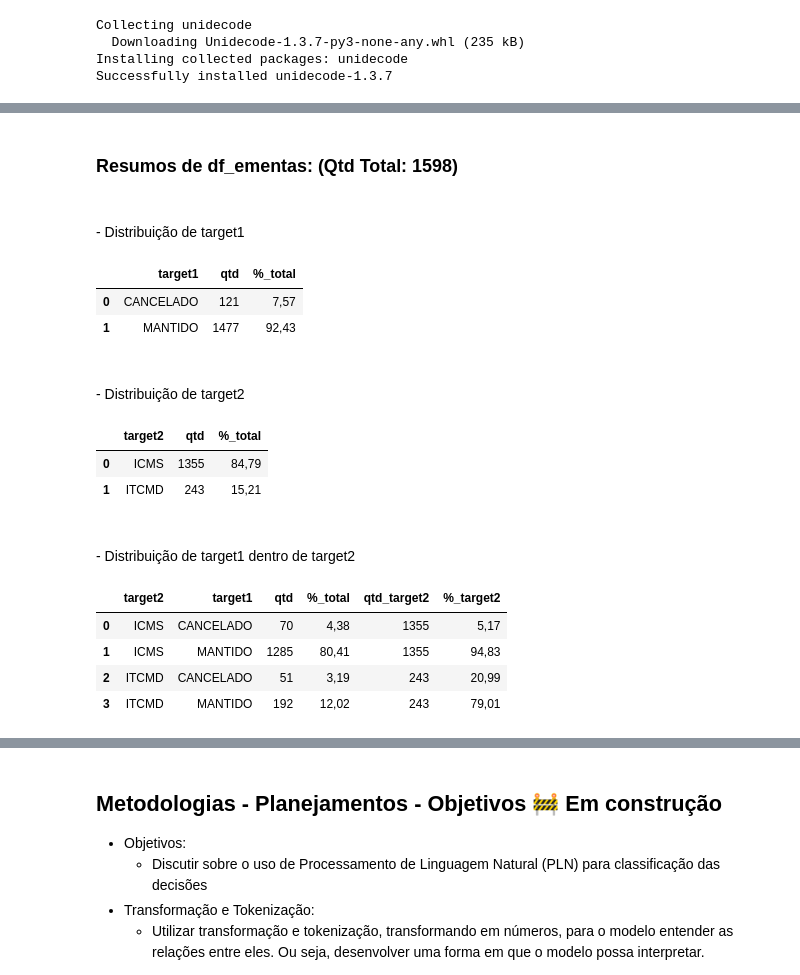
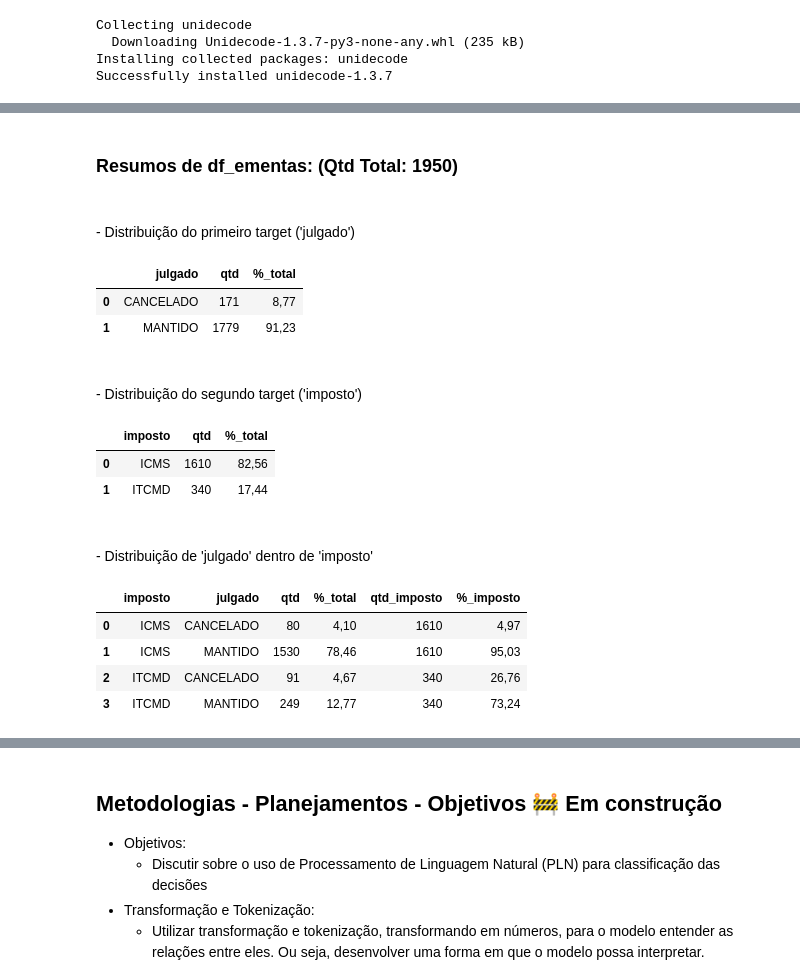
Before and after one commit to pmarote/tcc, a Jupyter notebook: tcc.ipynb, the cells around one changed output, grey strips where cells are left out. Cells and saved outputs as stored; diff of their text form; code cells hidden in the pictures.

```diff
--- a/tcc.ipynb
+++ b/tcc.ipynb
@@ -692,10 +623,14 @@ Gerado com sucesso o arquivo excel 'aiim.xlsx' na pasta /content/var, com abas d
 # %%
-# Criação da coluna 'target1' e 'target2'
-df_ementas.rename(columns={'julgado': 'target1'}, inplace=True)
-df_ementas['target2'] = np.where(df_ementas['icms'] == 'X', 'ICMS',
-                                 np.where(df_ementas['itcmd'] == 'X', 'ITCMD', np.nan))
-# Exclusão das colunas desnecessárias
-df_ementas.drop(columns=['inicio', 'fim', 'nao_detec', 'icms', 'itcmd', 'eliminar'], inplace=True)
+# o comando abaixo cria df_ementas partir das linhas de df_detec_ementas, onde eliminar não é igual a 'X'
+# A função reset_index() é usada para trazer o 'numero' (que estava como índice no df_detec_ementas)
+#     de volta como uma coluna no df_ementas.
+df_ementas = df_detec_ementas[df_detec_ementas['eliminar'] != 'X'][['julgado', 'imposto', 'ementa']].reset_index()
+# por fim, o campo 'numero' volta a ser um índice
+df_ementas.set_index('numero', inplace=True)
+
+# criação das primeiras variáveis preditoras
+df_ementas['num_palavras'] = df_ementas['ementa'].apply(lambda x: len(str(x).split(" ")))
+df_ementas['num_caracteres'] = df_ementas['ementa'].str.len()  # inclusive espaços
 
 display(HTML(f'<h3>Dataframe df_ementas - definição final, com targets. Qtd de linhas:{df_ementas.shape[0]}</h3>'))
 display(df_ementas.head())
@@ -711,40 +646,40 @@ Dataframe df_ementas - definição final, com targets. Qtd de linhas:1598
 # %%
 def mostra_resumos(df_ementas, nome_dataframe):
     display(HTML(f'<h3>Resumos de {nome_dataframe}: (Qtd Total: {df_ementas.shape[0]})</h3>'))
-    display(HTML('<br>- Distribuição de target1'))
-    df_ementas_grp1 = df_ementas.groupby(['target1']).size().reset_index(name='qtd')
+    display(HTML("<br>- Distribuição do primeiro target ('julgado')"))
+    df_ementas_grp1 = df_ementas.groupby(['julgado']).size().reset_index(name='qtd')
     df_ementas_grp1['%_total'] = (df_ementas_grp1['qtd'] / df_ementas.shape[0]) * 100
     display(df_ementas_grp1.style.pipe(df_style))
-    display(HTML('<br>- Distribuição de target2'))
-    df_ementas_grp2 = df_ementas.groupby(['target2']).size().reset_index(name='qtd')
+    display(HTML("<br>- Distribuição do segundo target ('imposto')"))
+    df_ementas_grp2 = df_ementas.groupby(['imposto']).size().reset_index(name='qtd')
     df_ementas_grp2['%_total'] = (df_ementas_grp2['qtd'] / df_ementas.shape[0]) * 100
     display(df_ementas_grp2.style.pipe(df_style))
 
-    display(HTML('<br>- Distribuição de target1 dentro de target2'))
-    dict_target2 = df_ementas_grp2.set_index('target2')['qtd'].to_dict()
-    df_ementas_grp3 = df_ementas.groupby(['target2', 'target1']).size().reset_index(name='qtd')
+    display(HTML("<br>- Distribuição de 'julgado' dentro de 'imposto'"))
+    dict_target2 = df_ementas_grp2.set_index('imposto')['qtd'].to_dict()
+    df_ementas_grp3 = df_ementas.groupby(['imposto', 'julgado']).size().reset_index(name='qtd')
     df_ementas_grp3['%_total'] = (df_ementas_grp3['qtd'] / df_ementas.shape[0]) * 100
-    df_ementas_grp3['qtd_target2'] = df_ementas_grp3['target2'].map(dict_target2)
-    df_ementas_grp3['%_target2'] = (df_ementas_grp3['qtd'] / df_ementas_grp3['qtd_target2']) * 100
+    df_ementas_grp3['qtd_imposto'] = df_ementas_grp3['imposto'].map(dict_target2)
+    df_ementas_grp3['%_imposto'] = (df_ementas_grp3['qtd'] / df_ementas_grp3['qtd_imposto']) * 100
     display(df_ementas_grp3.style.pipe(df_style))
 
 mostra_resumos(df_ementas, 'df_ementas')
 # %% [output]
-Resumos de df_ementas: (Qtd Total: 1598)
+Resumos de df_ementas: (Qtd Total: 1950)
-- Distribuição de target1
+- Distribuição do primeiro target ('julgado')
-|  | target1 | qtd | %_total |
-| 0 | CANCELADO | 121 | 7,57 |
-| 1 | MANTIDO | 1477 | 92,43 |
+|  | julgado | qtd | %_total |
+| 0 | CANCELADO | 171 | 8,77 |
+| 1 | MANTIDO | 1779 | 91,23 |
-- Distribuição de target2
+- Distribuição do segundo target ('imposto')
-|  | target2 | qtd | %_total |
-| 0 | ICMS | 1355 | 84,79 |
-| 1 | ITCMD | 243 | 15,21 |
+|  | imposto | qtd | %_total |
+| 0 | ICMS | 1610 | 82,56 |
+| 1 | ITCMD | 340 | 17,44 |
-- Distribuição de target1 dentro de target2
+- Distribuição de 'julgado' dentro de 'imposto'
-|  | target2 | target1 | qtd | %_total | qtd_target2 | %_target2 |
-| 0 | ICMS | CANCELADO | 70 | 4,38 | 1355 | 5,17 |
-| 1 | ICMS | MANTIDO | 1285 | 80,41 | 1355 | 94,83 |
-| 2 | ITCMD | CANCELADO | 51 | 3,19 | 243 | 20,99 |
-| 3 | ITCMD | MANTIDO | 192 | 12,02 | 243 | 79,01 |
+|  | imposto | julgado | qtd | %_total | qtd_imposto | %_imposto |
+| 0 | ICMS | CANCELADO | 80 | 4,10 | 1610 | 4,97 |
+| 1 | ICMS | MANTIDO | 1530 | 78,46 | 1610 | 95,03 |
+| 2 | ITCMD | CANCELADO | 91 | 4,67 | 340 | 26,76 |
+| 3 | ITCMD | MANTIDO | 249 | 12,77 | 340 | 73,24 |
 # %% [markdown]
 ##⚖️ Necessidade de Balanceamento dos Dados
 - O desbalanceamento de classes é uma situação comum em conjuntos de dados de aprendizado de máquina, sendo que não foi diferente neste TCC
```
Also changed, not shown: parts of 46 cells of this notebook.
